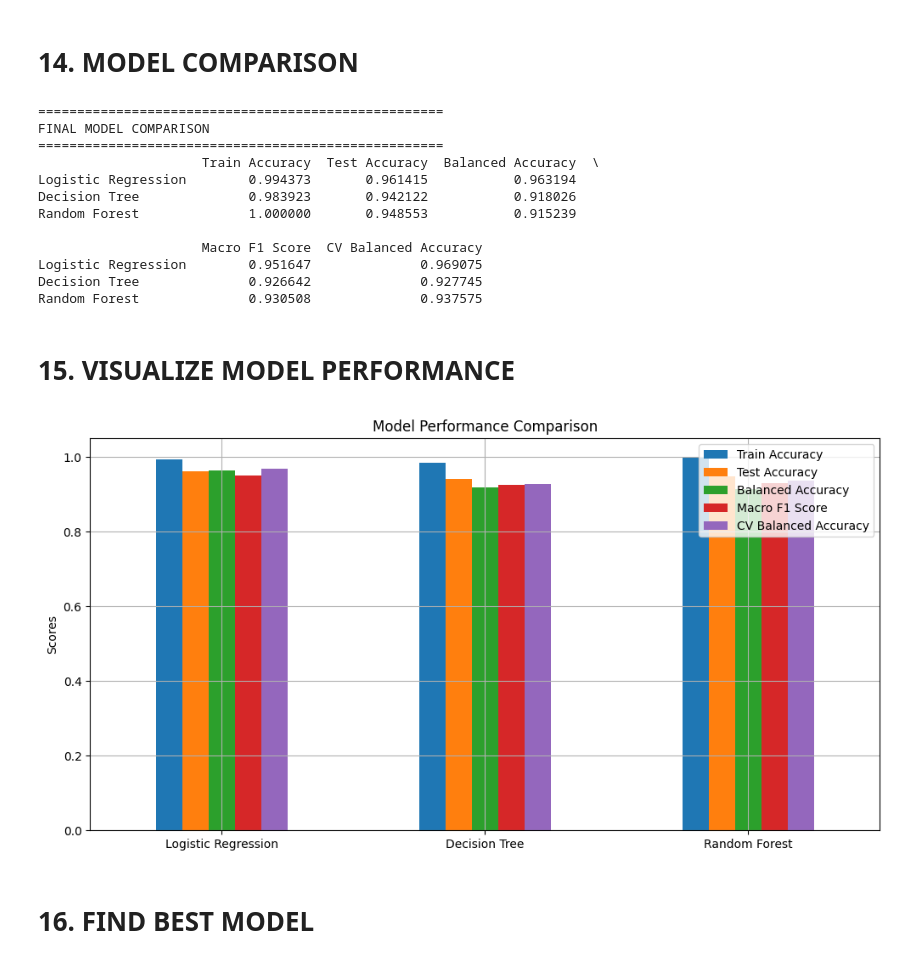
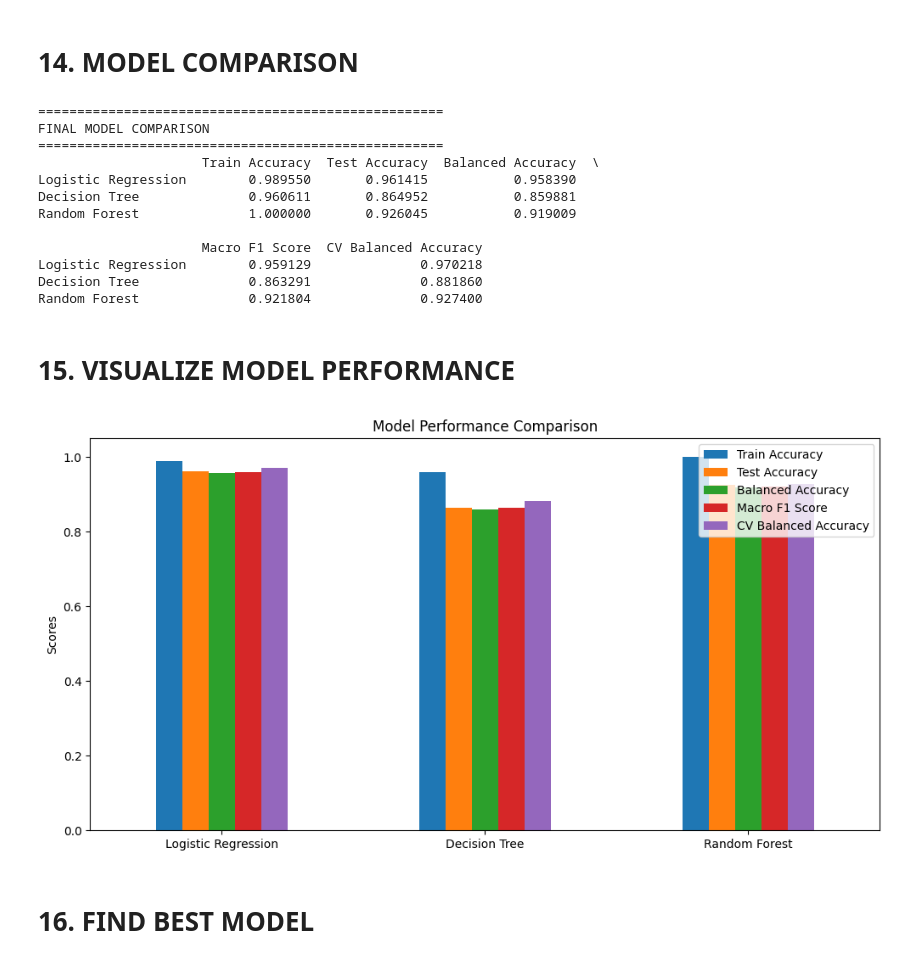
Before and after one commit to Shashikala-11/intern-portfolio-readiness-scorer, a Jupyter notebook: ML_model/Intern_Portfolio_Readiness_Scorer_2.ipynb, the cells around one changed output. Saved outputs shown, nothing was run; the diff lists cells and outputs as text; code cells hidden in the pictures.

```diff
--- a/ML_model/Intern_Portfolio_Readiness_Scorer_2.ipynb
+++ b/ML_model/Intern_Portfolio_Readiness_Scorer_2.ipynb
@@ -38,7 +38,7 @@ warnings.filterwarnings('ignore')
 
 # 2. LOAD DATASET
 # %%
-df = pd.read_excel("final_intern_readiness_dataset.xlsx")
+df = pd.read_excel("/Users/sakshamchauhan/Desktop/intern-portfolio-readiness-scorer/final_intern_readiness_dataset 2.xlsx")
 
 df = df.copy()
 # %% [markdown]
@@ -467,30 +466,29 @@ print(results_df)
 FINAL MODEL COMPARISON
 ====================================================
                      Train Accuracy  Test Accuracy  Balanced Accuracy  \
-Logistic Regression        0.994373       0.961415           0.963194
-Decision Tree              0.983923       0.942122           0.918026
-Random Forest              1.000000       0.948553           0.915239
+Logistic Regression        0.989550       0.961415           0.958390
+Decision Tree              0.960611       0.864952           0.859881
+Random Forest              1.000000       0.926045           0.919009
 
                      Macro F1 Score  CV Balanced Accuracy
-Logistic Regression        0.951647              0.969075
-Decision Tree              0.926642              0.927745
-Random Forest              0.930508              0.937575
+Logistic Regression        0.959129              0.970218
+Decision Tree              0.863291              0.881860
+Random Forest              0.921804              0.927400
 # %% [markdown]
 # 15. VISUALIZE MODEL PERFORMANCE
 # %%
 results_df.plot(
     kind='bar',
     figsize=(12, 6)
 )
 
 plt.title('Model Performance Comparison')
 plt.ylabel('Scores')
 plt.xticks(rotation=0)
-plt.grid(True)
 
 plt.show()
 # %% [output]
-[figure, old version]
+[figure, new version]
 # %% [markdown]
 # 16. FIND BEST MODEL
 # %%
```
Also changed, not shown: parts of 9 cells of this notebook, 8 other files.
